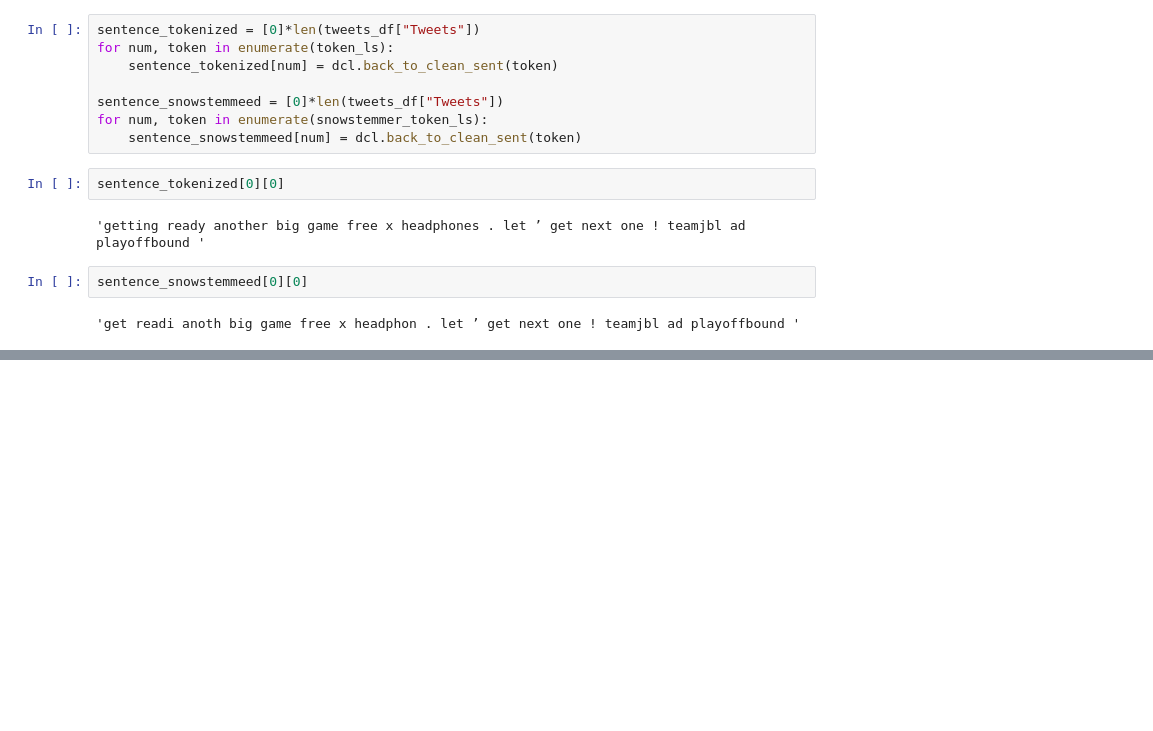
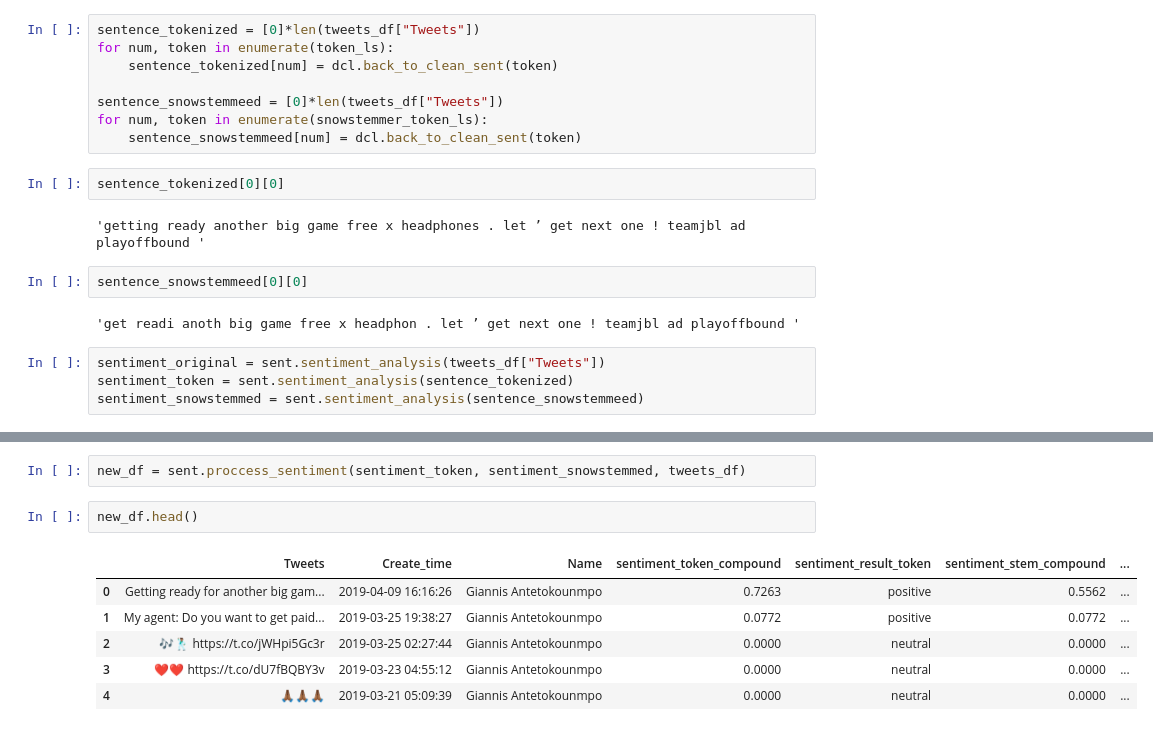
Before and after one commit to JuanIgnacioGil/basket-stats, a Jupyter notebook: sentiment_analysis/sentiment_analysis.ipynb, the cells around one changed output, grey strips where cells are left out. Saved outputs shown, nothing was run; the diff lists cells and outputs as text; blank space fills up the shorter version.

```diff
--- a/sentiment_analysis/sentiment_analysis.ipynb
+++ b/sentiment_analysis/sentiment_analysis.ipynb
@@ -148,3 +149,7 @@ sentence_tokenized[0][0]
 sentence_snowstemmeed[0][0]
 # %% [output]
 'get readi anoth big game free x headphon . let ’ get next one ! teamjbl ad playoffbound '
+# %%
+sentiment_original = sent.sentiment_analysis(tweets_df["Tweets"])
+sentiment_token = sent.sentiment_analysis(sentence_tokenized)
+sentiment_snowstemmed = sent.sentiment_analysis(sentence_snowstemmeed)
@@ -150,0 +175,11 @@ sentence_snowstemmeed[0][0]
+# %%
+new_df = sent.proccess_sentiment(sentiment_token, sentiment_snowstemmed, tweets_df)
+# %%
+new_df.head()
+# %% [output]
+|  | Tweets | Create_time | Name | sentiment_token_compound | sentiment_result_token | sentiment_stem_compound | ... |
+| 0 | Getting ready for another big gam... | 2019-04-09 16:16:26 | Giannis Antetokounmpo | 0.7263 | positive | 0.5562 | ... |
+| 1 | My agent: Do you want to get paid... | 2019-03-25 19:38:27 | Giannis Antetokounmpo | 0.0772 | positive | 0.0772 | ... |
+| 2 | 🎶🕺🏽 https://t.co/jWHpi5Gc3r | 2019-03-25 02:27:44 | Giannis Antetokounmpo | 0.0000 | neutral | 0.0000 | ... |
+| 3 | ❤️❤️ https://t.co/dU7fBQBY3v | 2019-03-23 04:55:12 | Giannis Antetokounmpo | 0.0000 | neutral | 0.0000 | ... |
+| 4 | 🙏🏾🙏🏾🙏🏾 | 2019-03-21 05:09:39 | Giannis Antetokounmpo | 0.0000 | neutral | 0.0000 | ... |
```
Also changed, not shown: parts of 14 cells of this notebook, 3 other files.
